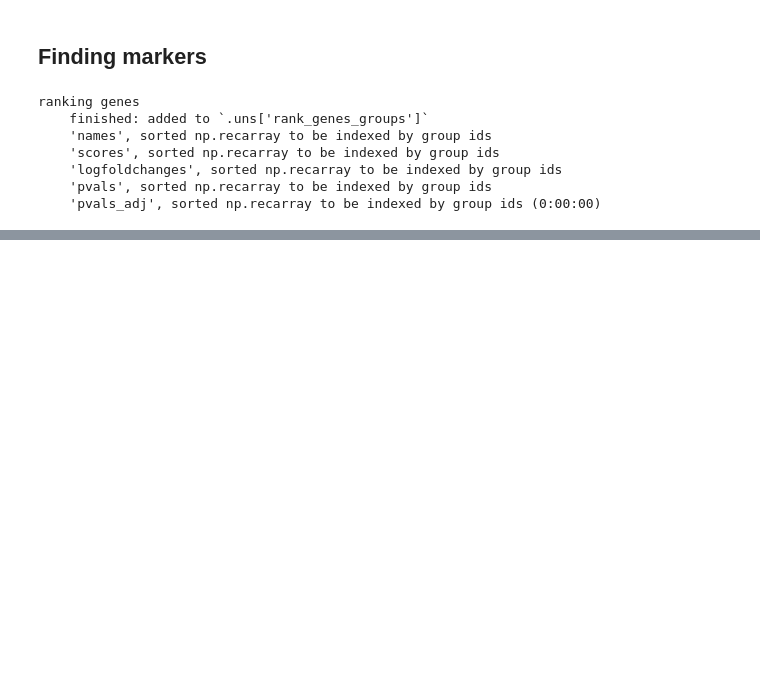
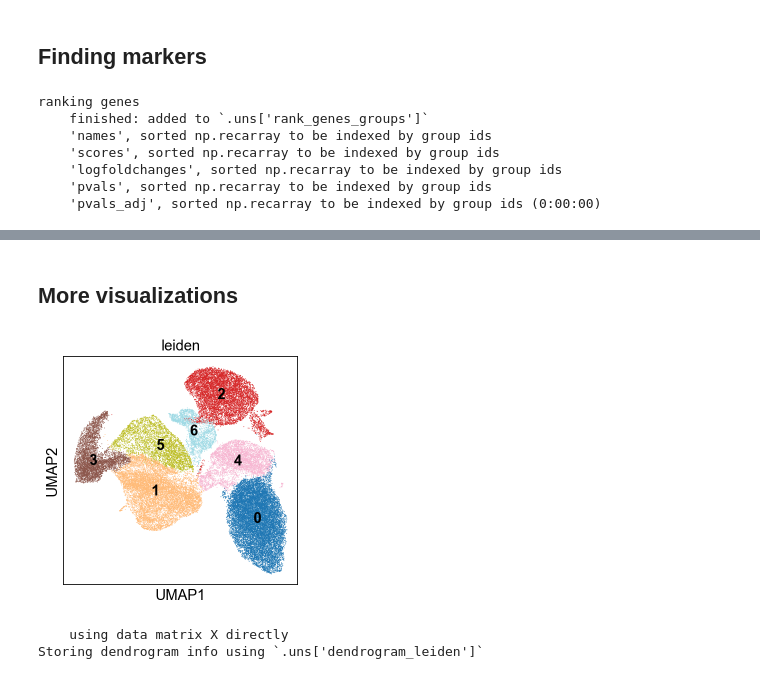
Before and after one commit to cliburn/learn-immune-ds, a Jupyter notebook: cytometry/Use_AnnData_object.ipynb, the cells around one changed output, grey strips where cells are left out. Cells and saved outputs as stored; diff of their text form; code cells hidden in the pictures; blank space fills up the shorter version.

Commit message:
Add more visualization options and decrease leiden resolution to decrease cluster number

```diff
--- a/cytometry/Use_AnnData_object.ipynb
+++ b/cytometry/Use_AnnData_object.ipynb
@@ -210,3 +209,20 @@ sc.pl.stacked_violin(data, markers, groupby='leiden', rotation=90, swap_axes=Tru
 results_file = '8_color_ICS.h5ad'
 # %%
 data.write(results_file, compression='gzip')
+# %% [markdown]
+## More visualizations
+# %%
+sc.pl.umap(
+    data,
+    color='leiden',
+    add_outline=False,
+    legend_loc='on data',
+    palette='tab20'
+)
+# %% [output]
+[figure, added]
+# %%
+sc.tl.dendrogram(data, groupby='leiden')
+# %% [output]
+    using data matrix X directly
+Storing dendrogram info using `.uns['dendrogram_leiden']`
```
Also changed, not shown: parts of 25 cells of this notebook.
